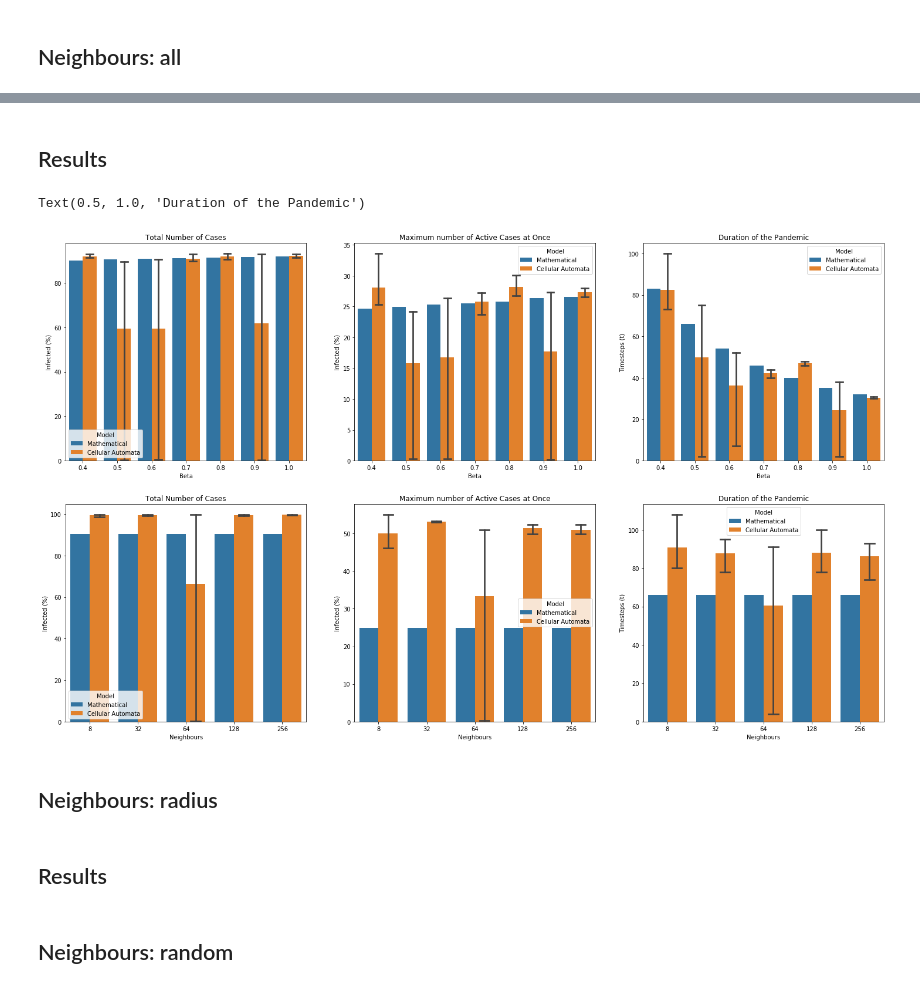
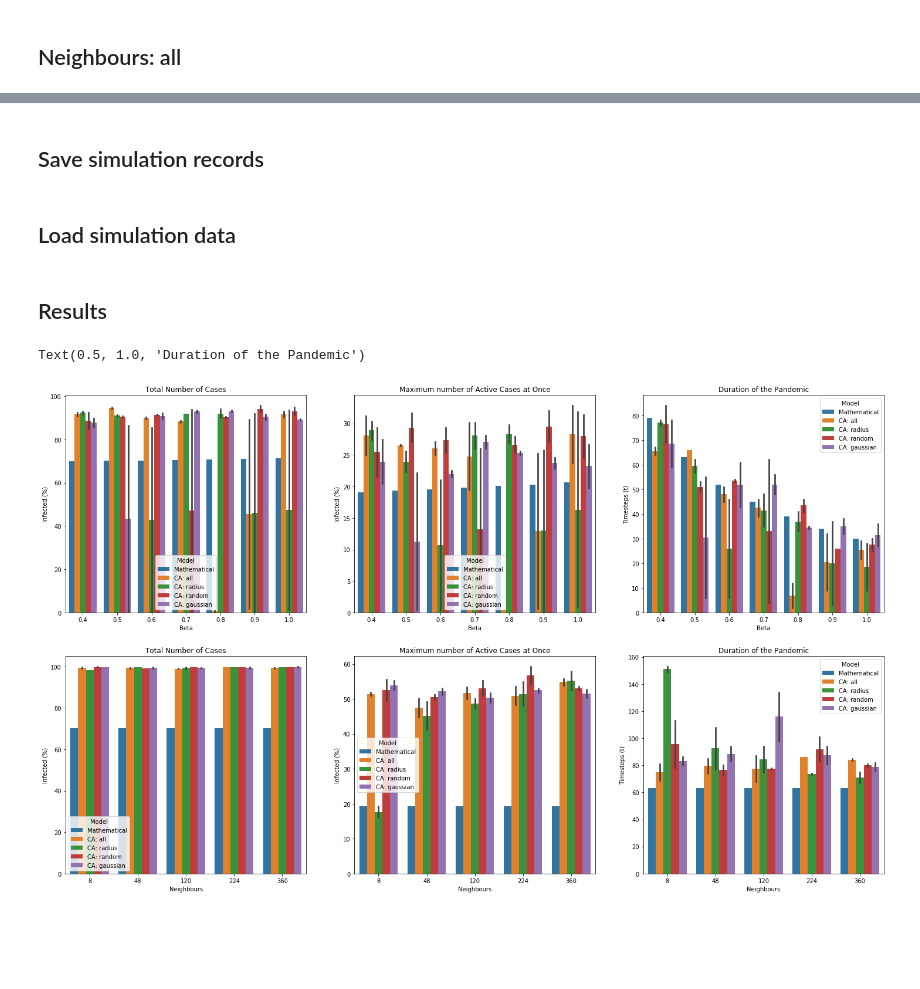
Before and after one commit to MauiGonzo/NC-final-project, a Jupyter notebook: experiment.ipynb, the cells around one changed output, grey strips where cells are left out. Saved outputs shown, nothing was run; the diff lists cells and outputs as text; code cells hidden in the pictures; blank space fills up the shorter version.

```diff
--- a/experiment.ipynb
+++ b/experiment.ipynb
@@ -325,8 +328,8 @@ MM_neig_met['Model'] = 'Mathematical'
 ## Neighbours: all
 # %%
 # Prepare list to store results
-CAM_beta = {k: [] for k in beta}
-CAM_neig = {k: [] for k in neig}
+CAM_beta_all = {k: [] for k in beta}
+CAM_neig_all = {k: [] for k in neig}
 
 # Run the model
 for b in beta:
@@ -343,13 +346,13 @@ for b in beta:
                                 gamma=gamma,
                                 infected=1,
                                 neighbours='all',
-                                nr_of_neighbours=64,
+                                nr_of_neighbours=120,
                                 )
         results = pd.DataFrame.from_dict(results)
         results['Sim'] = i + 1
-        CAM_beta[b].append(results)
+        CAM_beta_all[b].append(results)
 
-for k, results in CAM_beta.items():
+for k, results in CAM_beta_all.items():
     # Make all dataframes the same length
     longest = max([len(df) for df in results])
     updated = []
@@ -359,7 +362,7 @@ for k, results in CAM_beta.items():
         updated.append(df)
 
     # Merge results in one dataframe
-    CAM_beta[k] = pd.concat(updated).sort_values(by=['Timestep'])
+    CAM_beta_all[k] = pd.concat(updated).sort_values(by=['Timestep'])
 
 # Clear output
 clear_output()
@@ -380,9 +383,9 @@ for n in neig:
                                 )
         results = pd.DataFrame.from_dict(results)
         results['Sim'] = i + 1
-        CAM_neig[n].append(results)
+        CAM_neig_all[n].append(results)
 
-for k, results in CAM_neig.items():
+for k, results in CAM_neig_all.items():
     # Make all dataframes the same length
     longest = max([len(df) for df in results])
     updated = []
@@ -392,7 +395,7 @@ for k, results in CAM_neig.items():
         updated.append(df)
 
     # Merge results in one dataframe
-    CAM_neig[k] = pd.concat(updated).sort_values(by=['Timestep'])
+    CAM_neig_all[k] = pd.concat(updated).sort_values(by=['Timestep'])
 
 # Clear output
 clear_output()
@@ -398,0 +630,2 @@ clear_output()
+# %% [markdown]
+## Save simulation records
@@ -398,0 +665,2 @@ clear_output()
+# %% [markdown]
+## Load simulation data
@@ -400,45 +698,59 @@ clear_output()
 ## Results
 # %%
 # Compute metrics
-CAM_beta_met = comp_metrics(CAM_beta, 'Beta', 625)
-CAM_neig_met = comp_metrics(CAM_neig, 'Neighbours', 625)
+CAM_beta_all_met = comp_metrics(CAM_beta_all, 'Beta', size**2)
+CAM_beta_rad_met = comp_metrics(CAM_beta_rad, 'Beta', size**2)
+CAM_beta_rand_met = comp_metrics(CAM_beta_rand, 'Beta', size**2)
+CAM_beta_gauss_met = comp_metrics(CAM_beta_gauss, 'Beta', size**2)
+CAM_neig_all_met = comp_metrics(CAM_neig_all, 'Neighbours', size**2)
+CAM_neig_rad_met = comp_metrics(CAM_neig_rad, 'Neighbours', size**2)
+CAM_neig_rand_met = comp_metrics(CAM_neig_rand, 'Neighbours', size**2)
+CAM_neig_gauss_met = comp_metrics(CAM_neig_gauss, 'Neighbours', size**2)
 
 # Add model as variable
-CAM_beta_met['Model'] = 'Cellular Automata'
-CAM_neig_met['Model'] = 'Cellular Automata'
+CAM_beta_all_met['Model'] = 'CA: all'
+CAM_beta_rad_met['Model'] = 'CA: radius'
+CAM_beta_rand_met['Model'] = 'CA: random'
+CAM_beta_gauss_met['Model'] = 'CA: gaussian'
+CAM_neig_all_met['Model'] = 'CA: all'
+CAM_neig_rad_met['Model'] = 'CA: radius'
+CAM_neig_rand_met['Model'] = 'CA: random'
+CAM_neig_gauss_met['Model'] = 'CA: gaussian'
+
+# Merge methods
+CAM_beta_met = pd.concat((CAM_beta_all_met, CAM_beta_rad_met, CAM_beta_rand_met, CAM_beta_gauss_met))
+CAM_neig_met = pd.concat((CAM_neig_all_met, CAM_neig_rad_met, CAM_neig_rand_met, CAM_neig_gauss_met))
 
 # Merge models
 beta_metrics = pd.concat((MM_beta_met, CAM_beta_met)).reset_index()
 neig_metrics = pd.concat((MM_neig_met, CAM_neig_met)).reset_index()
 
 # Plot figures
 fig, axs = plt.subplots(nrows=2, ncols=3, figsize=(25, 15))
-sns.barplot(x="Beta", y="Tot_R", hue="Model", data=beta_metrics, capsize=0.2, ax=axs[0][0])
+sns.barplot(x="Beta", y="Tot_I", hue="Model", data=beta_metrics, ax=axs[0][0])
 axs[0][0].set_xlabel('Beta')
 axs[0][0].set_ylabel('Infected (%)')
 axs[0][0].set_title('Total Number of Cases')
-sns.barplot(x="Beta", y="Max_R", hue="Model", data=beta_metrics, capsize=0.2, ax=axs[0][1])
+sns.barplot(x="Beta", y="Max_I", hue="Model", data=beta_metrics, ax=axs[0][1])
 axs[0][1].set_xlabel('Beta')
 axs[0][1].set_ylabel('Infected (%)')
 axs[0][1].set_title('Maximum number of Active Cases at Once')
-sns.barplot(x="Beta", y="Duration", hue="Model", data=beta_metrics, capsize=0.2, ax=axs[0][2])
+sns.barplot(x="Beta", y="Duration", hue="Model", data=beta_metrics, ax=axs[0][2])
 axs[0][2].set_xlabel('Beta')
 axs[0][2].set_ylabel('Timesteps (t)')
 axs[0][2].set_title('Duration of the Pandemic')
-sns.barplot(x="Neighbours", y="Tot_R", hue="Model", data=neig_metrics, capsize=0.2, ax=axs[1][0])
+sns.barplot(x="Neighbours", y="Tot_I", hue="Model", data=neig_metrics, ax=axs[1][0])
 axs[1][0].set_xlabel('Neighbours')
 axs[1][0].set_ylabel('Infected (%)')
 axs[1][0].set_title('Total Number of Cases')
-sns.barplot(x="Neighbours", y="Max_R", hue="Model", data=neig_metrics, capsize=0.2, ax=axs[1][1])
+sns.barplot(x="Neighbours", y="Max_I", hue="Model", data=neig_metrics, ax=axs[1][1])
 axs[1][1].set_xlabel('Neighbours')
 axs[1][1].set_ylabel('Infected (%)')
 axs[1][1].set_title('Maximum number of Active Cases at Once')
-sns.barplot(x="Neighbours", y="Duration", hue="Model", data=neig_metrics, capsize=0.2, ax=axs[1][2])
+sns.barplot(x="Neighbours", y="Duration", hue="Model", data=neig_metrics, ax=axs[1][2])
 axs[1][2].set_xlabel('Neighbours')
 axs[1][2].set_ylabel('Timesteps (t)')
 axs[1][2].set_title('Duration of the Pandemic')
 # %% [output]
 Text(0.5, 1.0, 'Duration of the Pandemic')
-[figure, old version]
+[figure, new version]
-# %% [markdown]
-## Neighbours: radius
@@ -519,2 +756,0 @@ clear_output()
-# %% [markdown]
-## Results
@@ -560,2 +756,0 @@ axs[1][2].set_title('Duration of the Pandemic')
-# %% [markdown]
-## Neighbours: random
```
Also changed, not shown: parts of 23 cells of this notebook, 1 other file.
